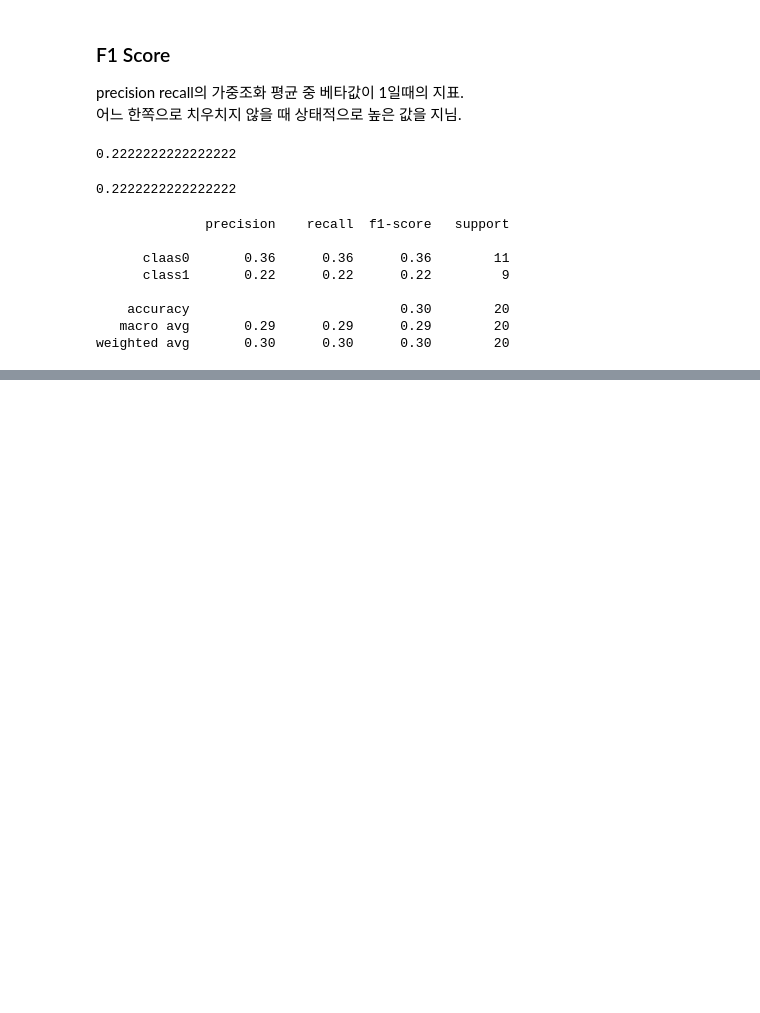
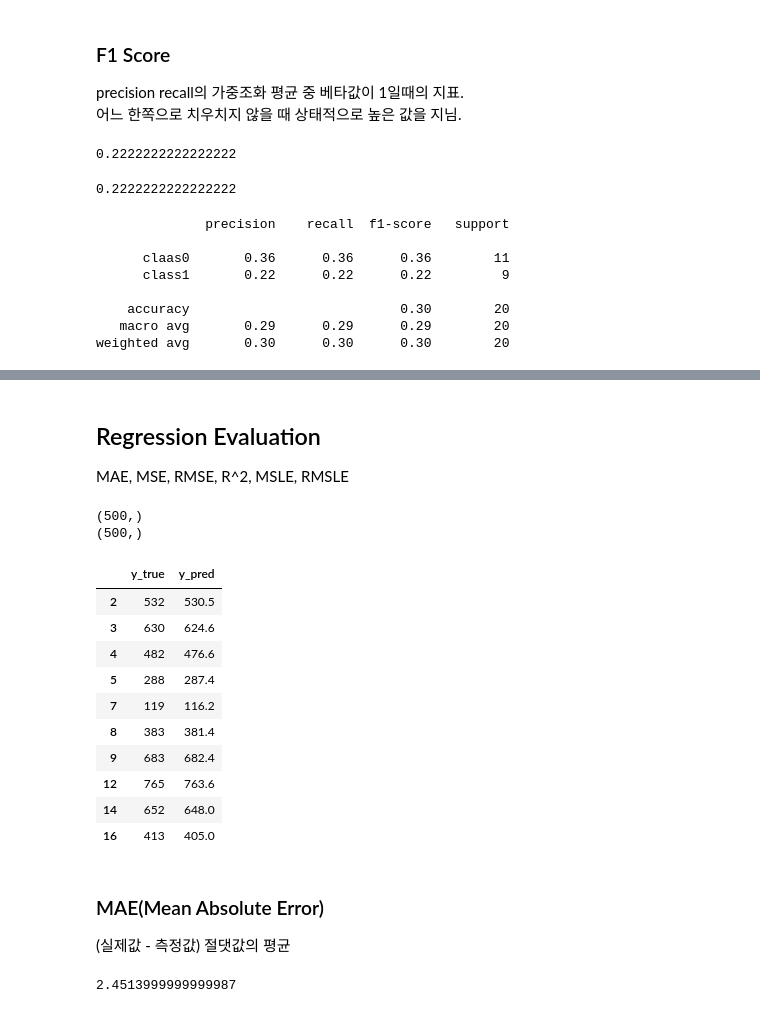
Before and after one commit to bwowby/DS, a Jupyter notebook: ir-basic/evaluation.ipynb, the cells around one changed output, grey strips where cells are left out. Cells and saved outputs as stored; diff of their text form; code cells hidden in the pictures; blank space fills up the shorter version.

Commit message:
evaluation

```diff
--- a/ir-basic/evaluation.ipynb
+++ b/ir-basic/evaluation.ipynb
@@ -126,0 +174,40 @@ from sklearn.metrics import roc_auc_score
+# %% [markdown]
+## Regression Evaluation
+MAE, MSE, RMSE, R^2, MSLE, RMSLE
+# %%
+import numpy as np
+import pandas as pd
+
+np.random.seed = 123
+
+y_true = np.random.randint(low=10, high=900, size=500)
+y_pred = y_true + np.round(np.random.random(500), decimals=1) * np.random.randint(low=-10, high=10, size=500)
+
+print(y_true.shape)
+print(y_pred.shape)
+
+y_df = pd.DataFrame(y_true, columns=['y_true'])
+y_df['y_pred'] = y_pred
+y_df[y_df['y_true'] > y_df['y_pred']].head(10)
+# %% [output]
+(500,)
+(500,)
+|  | y_true | y_pred |
+| 2 | 532 | 530.5 |
+| 3 | 630 | 624.6 |
+| 4 | 482 | 476.6 |
+| 5 | 288 | 287.4 |
+| 7 | 119 | 116.2 |
+| 8 | 383 | 381.4 |
+| 9 | 683 | 682.4 |
+| 12 | 765 | 763.6 |
+| 14 | 652 | 648.0 |
+| 16 | 413 | 405.0 |
+# %% [markdown]
+### MAE(Mean Absolute Error)
+(실제값 - 측정값) 절댓값의 평균
+# %%
+mae_1 = abs(y_pred - y_true).mean()
+mae_1
+# %% [output]
+2.4513999999999987
```
Also changed, not shown: parts of 9 cells of this notebook.
